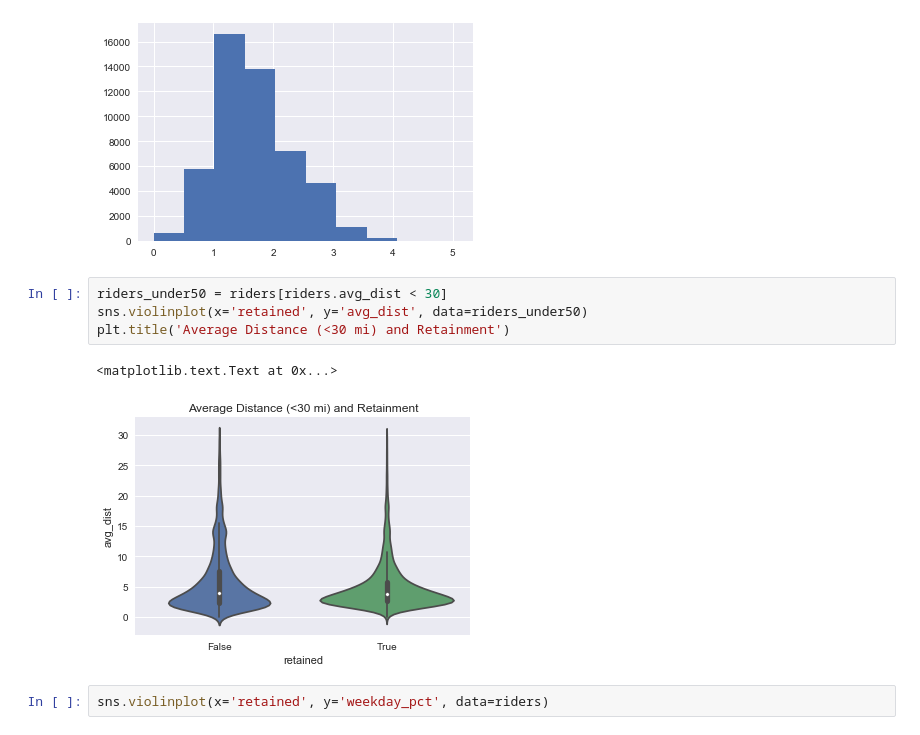
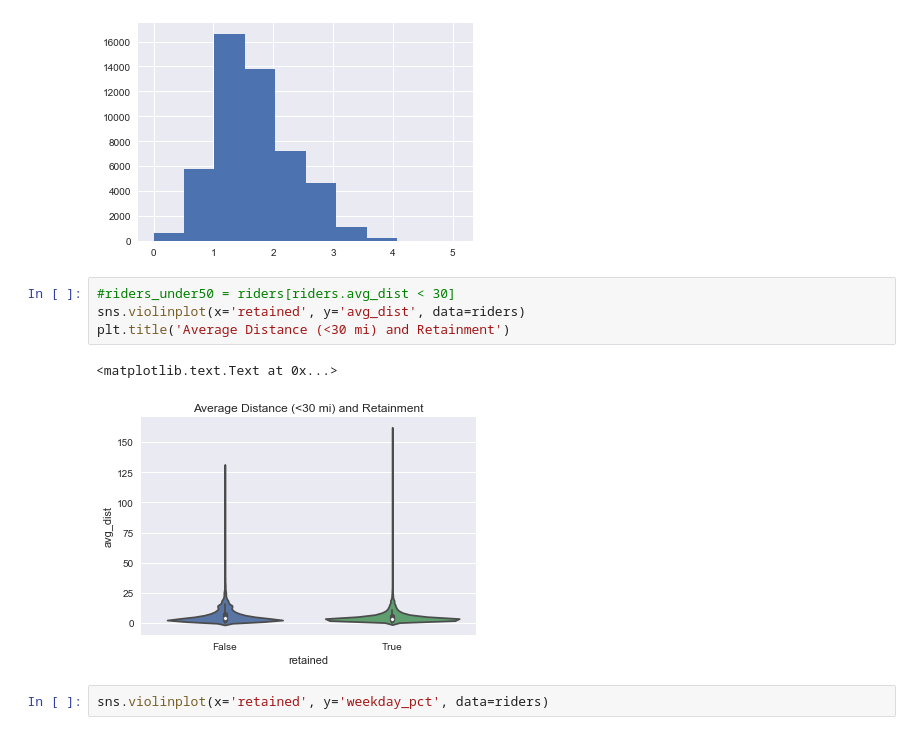
Before and after one commit to claireramming/Springboard-Mini-Projects, a Jupyter notebook: ultimate_challenge/Technical Challenge Practice 1.ipynb, the cells around one changed output. Drawn from its saved outputs; the diff is of its cells as text.

Commit message:
update images, update report

```diff
--- a/ultimate_challenge/Technical Challenge Practice 1.ipynb
+++ b/ultimate_challenge/Technical Challenge Practice 1.ipynb
@@ -278,12 +278,12 @@ plt.hist(riders.avg_dist_log)
  <a list of 10 Patch objects>)
 [figure]
 # %%
-riders_under50 = riders[riders.avg_dist < 30]
-sns.violinplot(x='retained', y='avg_dist', data=riders_under50)
+#riders_under50 = riders[riders.avg_dist < 30]
+sns.violinplot(x='retained', y='avg_dist', data=riders)
 plt.title('Average Distance (<30 mi) and Retainment')
 # %% [output]
 <matplotlib.text.Text at 0x...>
-[figure, old version]
+[figure, new version]
 # %%
 sns.violinplot(x='retained', y='weekday_pct', data=riders)
 # %%
```
Also changed, not shown: parts of 4 cells of this notebook, 3 other files.
